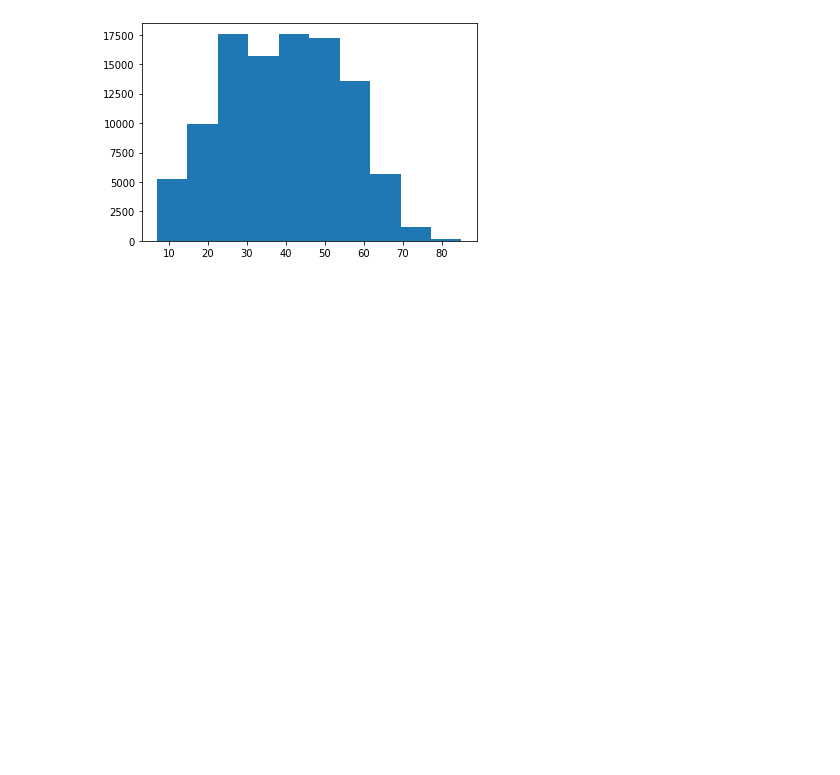
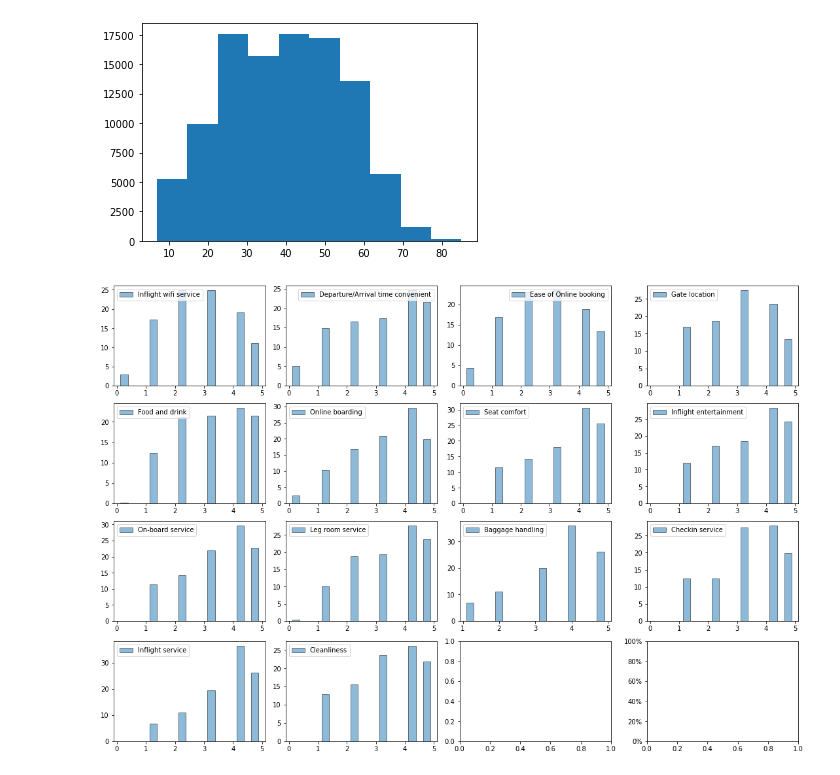
Before and after one commit to soraya-mi/flight_anlysis, a Jupyter notebook: Project2.ipynb, the cells around one changed output. Saved outputs shown, nothing was run; the diff lists cells and outputs as text; code cells hidden in the pictures; blank space fills up the shorter version.

Commit message:
new plots added. data cleanng completed

```diff
--- a/Project2.ipynb
+++ b/Project2.ipynb
@@ -15,4 +17,5 @@ Drive already mounted at /content/drive; to attempt to forcibly remount, call dr
 # %%
+dataframe["Arrival Delay in Minutes"]=dataframe["Arrival Delay in Minutes"].fillna(dataframe["Arrival Delay in Minutes"].mean())
+#drop useless columns
 dataframe=dataframe.drop('id',1)
 dataframe=dataframe.drop('index',1)
-dataframe.head()
@@ -91,15 +67,17 @@ Age
 # %%
 from matplotlib.ticker import PercentFormatter
 # # create subplot
-# # f, ((ax1, ax2,ax3),(ax4, ax5,ax4),(ax7, ax8,ax9),(ax10, ax11,ax12)) = plt.subplots(4, 3,constrained_layout=True,figsize=(15, 10))
-cols=dataframe.columns[8:11]
+f, ((ax1, ax2,ax3,ax4),(ax5, ax6,ax7,ax8),(ax9, ax10,ax11,ax12),(ax13, ax14,ax15,ax16)) = plt.subplots(4, 4,constrained_layout=True,figsize=(15, 10))
+i=1
+cols=dataframe.columns[6:20]
 for col in cols:
-  # sns.displot(dataframe,x=dataframe[col],height=3.5, aspect=1.9,stat='percent',kind="hist");
-  # print( dataframe[col])
-  # y=dataframe[col].plot.hist(bins=5,  alpha=0.5, histtype='bar', ec='black',title=col)
   data=dataframe[col]
-  plt.hist(data,alpha=0.5, histtype='bar', ec='black',rwidth=0.5, weights=np.ones(len(data)) / len(data),)
+  ax=globals()['ax'+str(i)]
+  ax.hist(data,alpha=0.5, histtype='bar', ec='black',rwidth=0.5, weights=np.ones(len(data)) / len(data)*100)
+  ax.legend([col,"percent"])
   plt.gca().yaxis.set_major_formatter(PercentFormatter(1))
-  # plt.hist(dataframe[col])
-  plt.show()
-# sns.displot(dataframe,x=dataframe["Departure/Arrival time convenient"],height=3.5, aspect=1.9,stat='percent',kind="hist")
+  i=i+1
+  if i>16:
+    break
+# %% [output]
+[figure, added]
```
Also changed, not shown: parts of 30 cells of this notebook.
